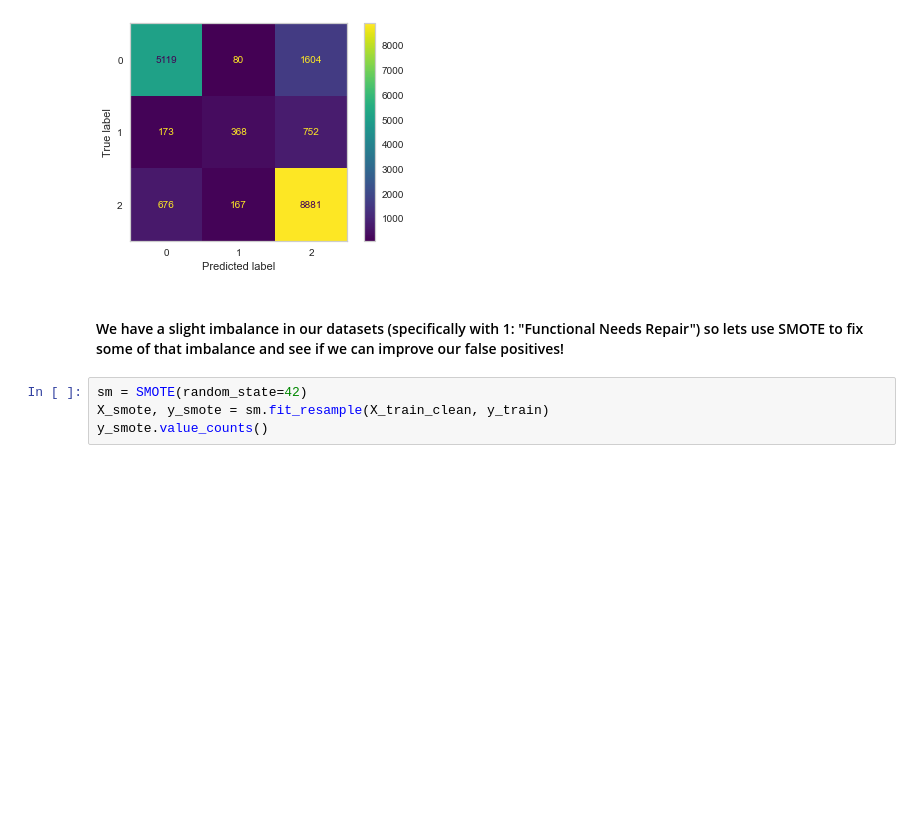
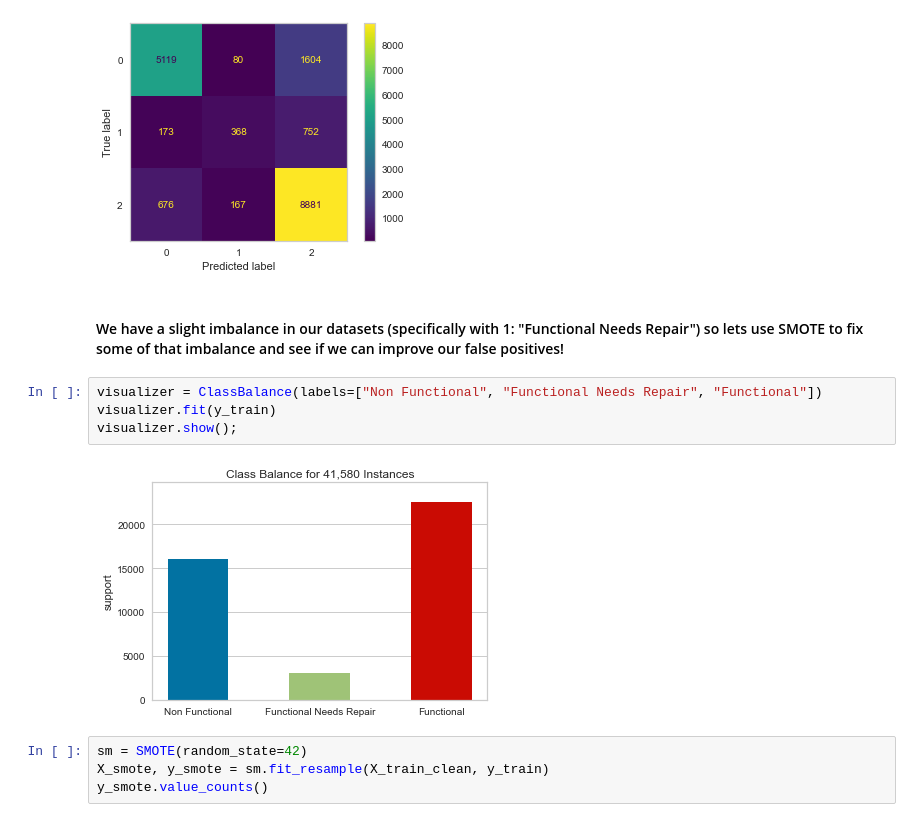
Before and after one commit to hannah-schurman/tanzania-water-pump-project, a Jupyter notebook: tanzania_water_pump.ipynb, the cells around one changed output. Cells and saved outputs as stored; diff of their text form; blank space fills up the shorter version.

```diff
--- a/tanzania_water_pump.ipynb
+++ b/tanzania_water_pump.ipynb
@@ -529,6 +526,12 @@ plt.grid(False)
 [figure]
 # %% [markdown]
 #### We have a slight imbalance in our datasets (specifically with 1: "Functional Needs Repair") so lets use SMOTE to fix some of that imbalance and see if we can improve our false positives!
+# %%
+visualizer = ClassBalance(labels=["Non Functional", "Functional Needs Repair", "Functional"])
+visualizer.fit(y_train)
+visualizer.show();
+# %% [output]
+[figure, added]
 # %%
 sm = SMOTE(random_state=42)
 X_smote, y_smote = sm.fit_resample(X_train_clean, y_train)
```
Also changed, not shown: parts of 13 cells of this notebook, 2 other files.
